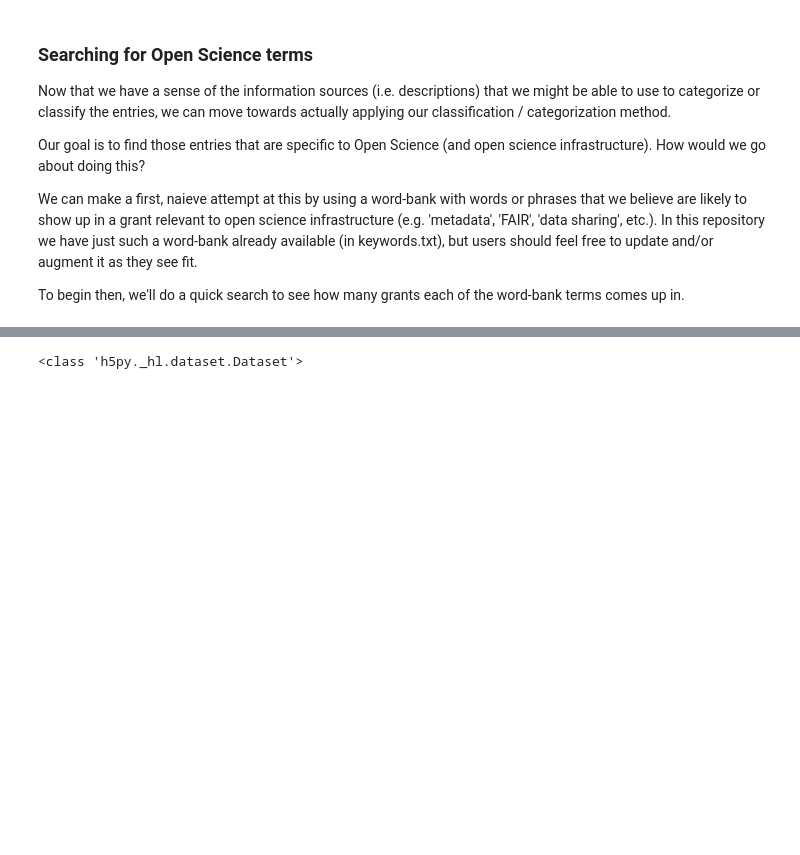
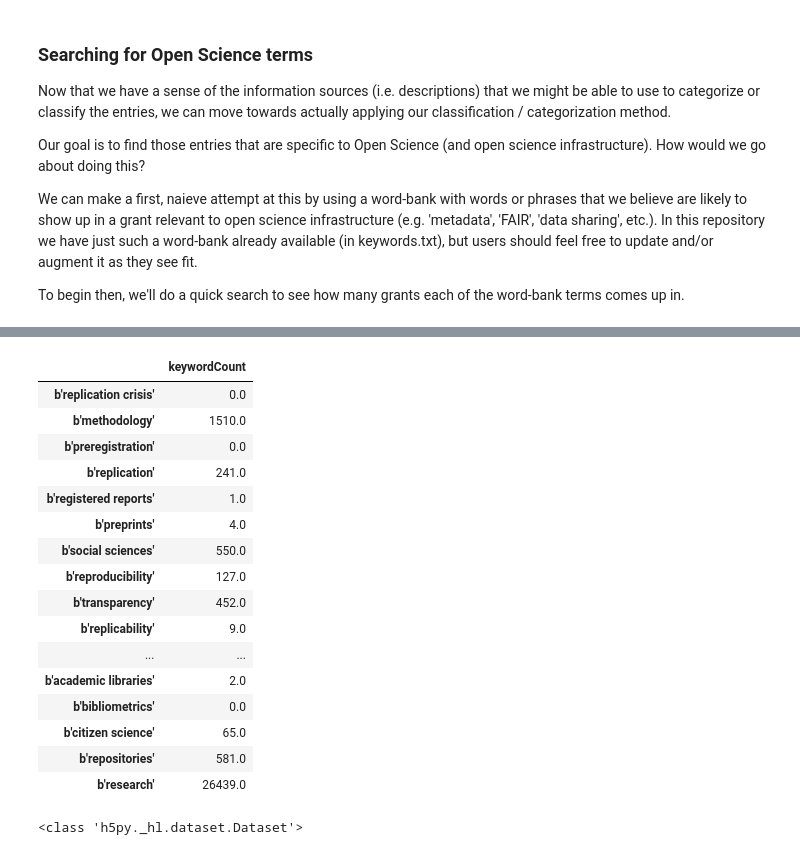
Before and after one commit to DanNBullock/USG_grants_crawl, a Jupyter notebook: notebooks/GenericDataSource_processAndFigs.ipynb, the cells around one changed output, grey strips where cells are left out. Drawn from its saved outputs; the diff is of its cells as text; code cells hidden in the pictures; blank space fills up the shorter version.

```diff
--- a/notebooks/GenericDataSource_processAndFigs.ipynb
+++ b/notebooks/GenericDataSource_processAndFigs.ipynb
@@ -310,3 +317,23 @@ regexSearchSavePath file already exists.  Skipping regex search.
+# %%
+keywordCountsDF
+# %% [output]
+|  | keywordCount |
+| b'replication crisis' | 0.0 |
+| b'methodology' | 1510.0 |
+| b'preregistration' | 0.0 |
+| b'replication' | 241.0 |
+| b'registered reports' | 1.0 |
+| b'preprints' | 4.0 |
+| b'social sciences' | 550.0 |
+| b'reproducibility' | 127.0 |
+| b'transparency' | 452.0 |
+| b'replicability' | 9.0 |
+| ... | ... |
+| b'academic libraries' | 2.0 |
+| b'bibliometrics' | 0.0 |
+| b'citizen science' | 65.0 |
+| b'repositories' | 581.0 |
+| b'research' | 26439.0 |
 # %%
 print(type(regexSearchResultsDataMatrix))
 # %% [output]
```
Also changed, not shown: parts of 3 cells of this notebook.
